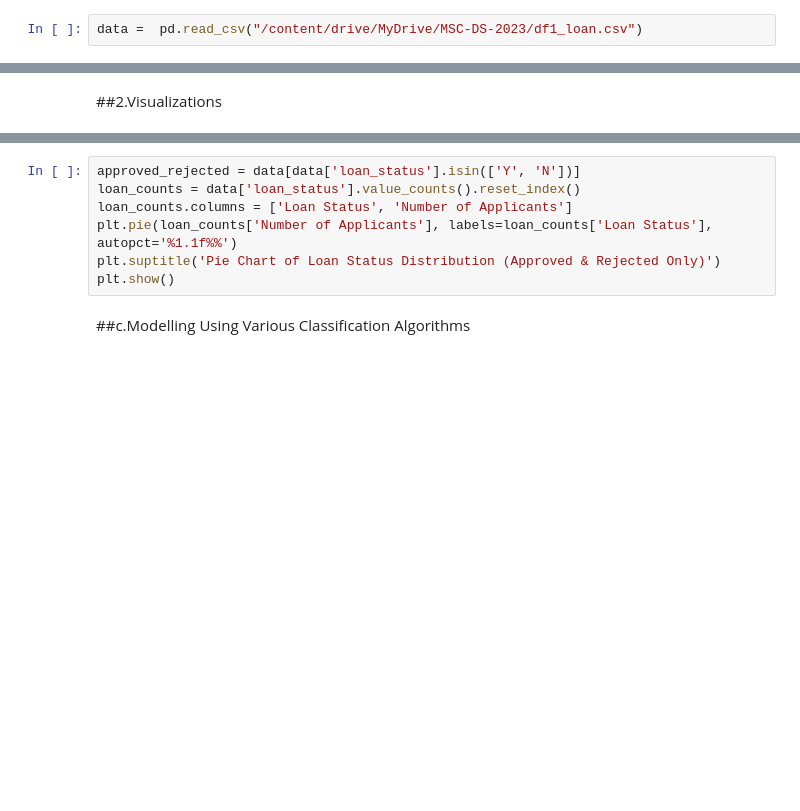
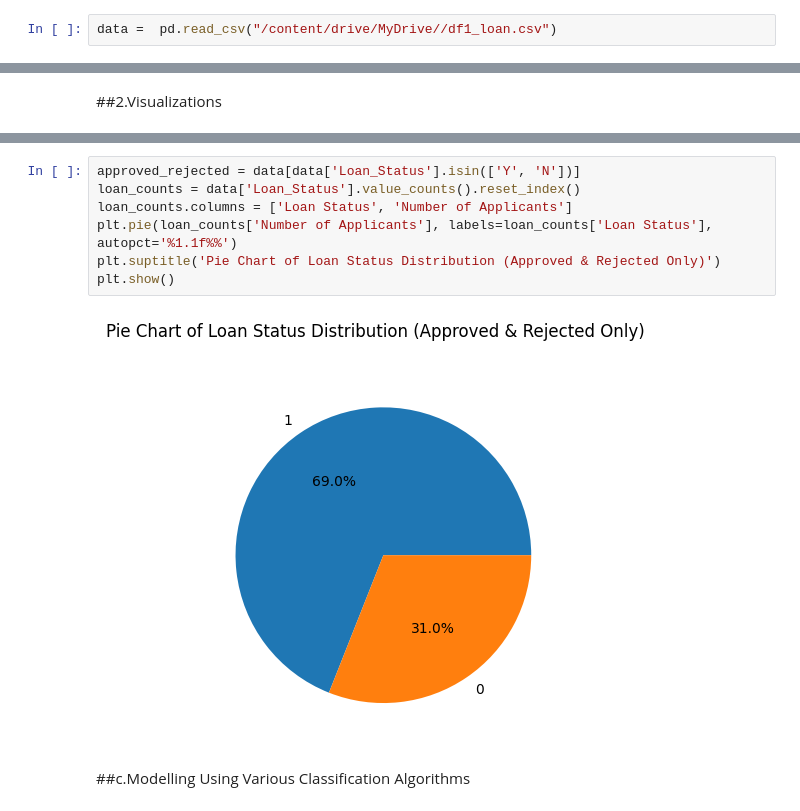
Before and after one commit to Git-Hub-Collaboration/MSC-Collaboration-V1, a Jupyter notebook: Datascience_Loan_Prediction.ipynb, the cells around one changed output, grey strips where cells are left out. Cells and saved outputs as stored; diff of their text form; blank space fills up the shorter version.

Commit message:
Data Preprocessing and Modelling

```diff
--- a/Datascience_Loan_Prediction.ipynb
+++ b/Datascience_Loan_Prediction.ipynb
@@ -68,2 +70,2 @@ drive.mount('/content/drive', force_remount=True)
 # %%
-data =  pd.read_csv("/content/drive/MyDrive/MSC-DS-2023/df1_loan.csv")
+data =  pd.read_csv("/content/drive/MyDrive//df1_loan.csv")
@@ -129,10 +162,12 @@ plt.show()
 # %%
-approved_rejected = data[data['loan_status'].isin(['Y', 'N'])]
-loan_counts = data['loan_status'].value_counts().reset_index()
+approved_rejected = data[data['Loan_Status'].isin(['Y', 'N'])]
+loan_counts = data['Loan_Status'].value_counts().reset_index()
 loan_counts.columns = ['Loan Status', 'Number of Applicants']
 plt.pie(loan_counts['Number of Applicants'], labels=loan_counts['Loan Status'], autopct='%1.1f%%')
 plt.suptitle('Pie Chart of Loan Status Distribution (Approved & Rejected Only)')
 plt.show()
+# %% [output]
+[figure, added]
 # %% [markdown]
 ##c.Modelling Using Various Classification Algorithms
 # %%
```
Also changed, not shown: parts of 15 cells of this notebook.
